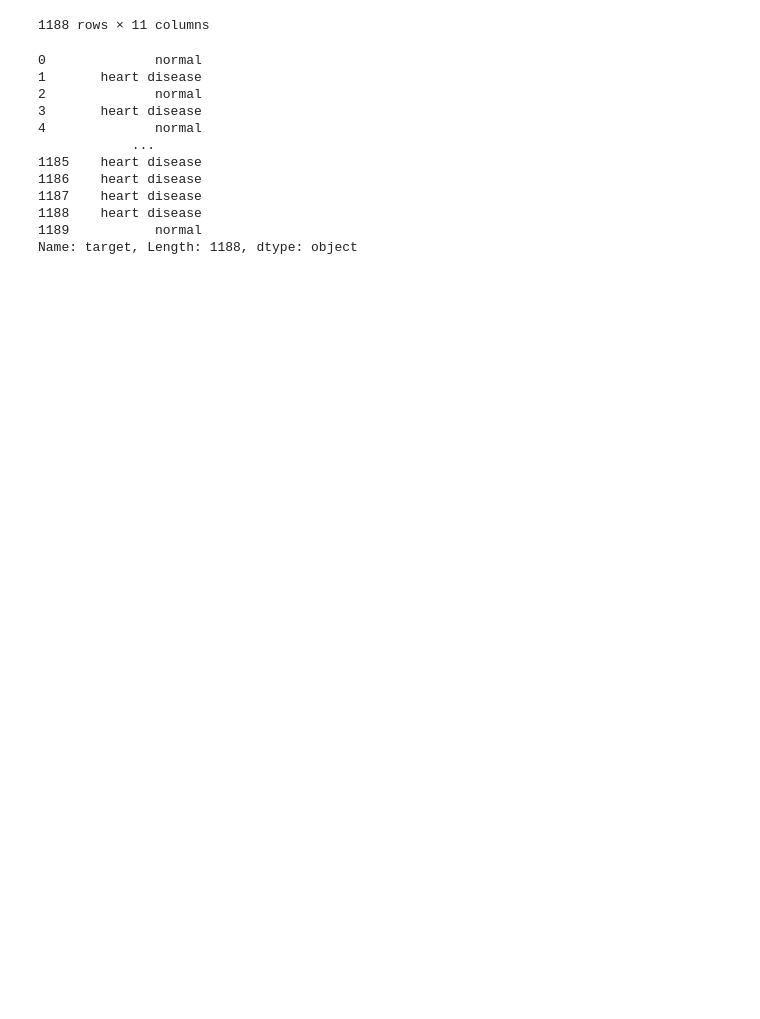
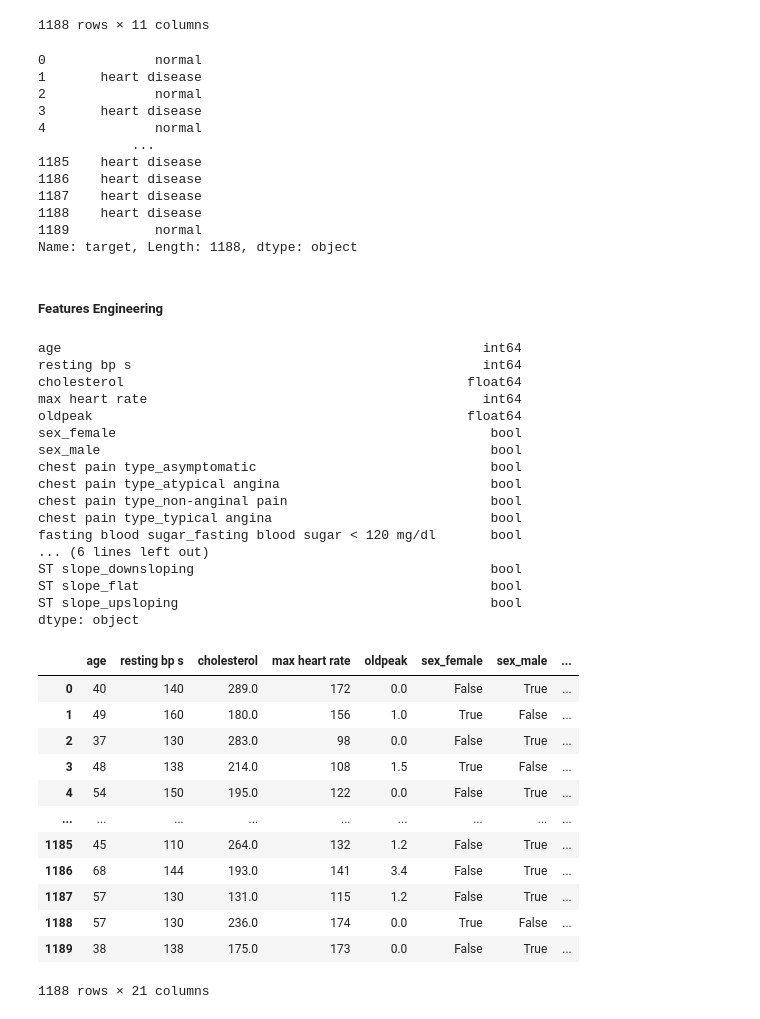
Before and after one commit to OthmaneSelloum/Heart-disease-prediction, a Jupyter notebook: Prediction Notebook.ipynb, the cells around one changed output. Drawn from its saved outputs; the diff is of its cells as text; code cells hidden in the pictures; blank space fills up the shorter version.

Commit message:
Features Engineering

```diff
--- a/Prediction Notebook.ipynb
+++ b/Prediction Notebook.ipynb
@@ -365,3 +365,41 @@ y
 1188    heart disease
 1189           normal
 Name: target, Length: 1188, dtype: object
+# %% [markdown]
+##### Features Engineering
+# %%
+# Implementing one-hot encoding on the specified categorical features
+df_encoded = pd.get_dummies(X, columns=['sex', 'chest pain type', 'fasting blood sugar', 'resting ecg', 'exercise angina', 'ST slope'])
+print(df_encoded.dtypes)
+df_encoded
+# %% [output]
+age                                                      int64
+resting bp s                                             int64
+cholesterol                                            float64
+max heart rate                                           int64
+oldpeak                                                float64
+sex_female                                                bool
+sex_male                                                  bool
+chest pain type_asymptomatic                              bool
+chest pain type_atypical angina                           bool
+chest pain type_non-anginal pain                          bool
+chest pain type_typical angina                            bool
+fasting blood sugar_fasting blood sugar < 120 mg/dl       bool
+... (6 lines left out)
+ST slope_downsloping                                      bool
+ST slope_flat                                             bool
+ST slope_upsloping                                        bool
+dtype: object
+|  | age | resting bp s | cholesterol | max heart rate | oldpeak | sex_female | sex_male | ... |
+| 0 | 40 | 140 | 289.0 | 172 | 0.0 | False | True | ... |
+| 1 | 49 | 160 | 180.0 | 156 | 1.0 | True | False | ... |
+| 2 | 37 | 130 | 283.0 | 98 | 0.0 | False | True | ... |
+| 3 | 48 | 138 | 214.0 | 108 | 1.5 | True | False | ... |
+| 4 | 54 | 150 | 195.0 | 122 | 0.0 | False | True | ... |
+| ... | ... | ... | ... | ... | ... | ... | ... | ... |
+| 1185 | 45 | 110 | 264.0 | 132 | 1.2 | False | True | ... |
+| 1186 | 68 | 144 | 193.0 | 141 | 3.4 | False | True | ... |
+| 1187 | 57 | 130 | 131.0 | 115 | 1.2 | False | True | ... |
+| 1188 | 57 | 130 | 236.0 | 174 | 0.0 | True | False | ... |
+| 1189 | 38 | 138 | 175.0 | 173 | 0.0 | False | True | ... |
+1188 rows × 21 columns
```
Also changed, not shown: parts of 1 cell of this notebook.
